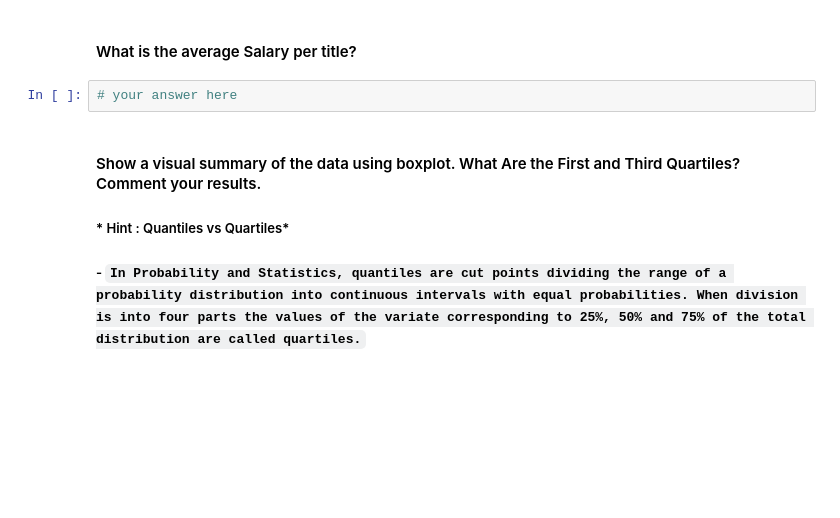
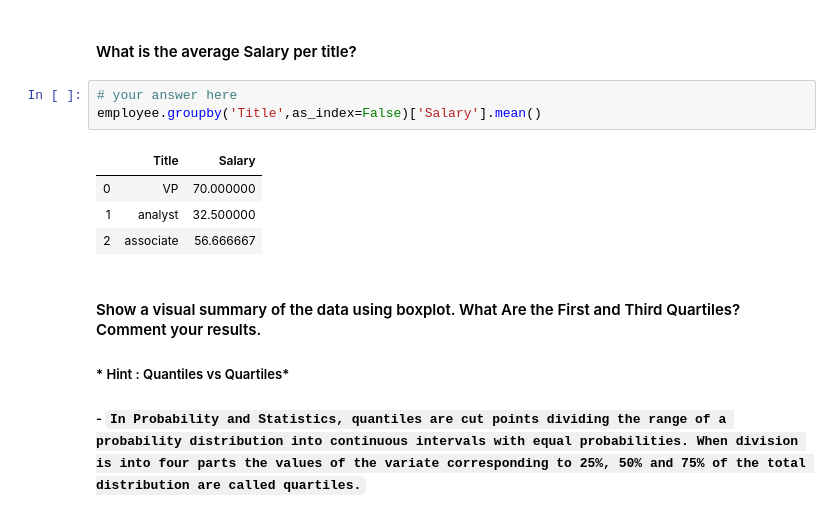
Before and after one commit to ta-datapt-bcn/lab-subsetting-and-descriptive-stats, a Jupyter notebook: your-code/main.ipynb, the cells around one changed output. Cells and saved outputs as stored; diff of their text form; blank space fills up the shorter version.

```diff
--- a/your-code/main.ipynb
+++ b/your-code/main.ipynb
@@ -204,6 +226,12 @@ Hint : There are 3 ways to do it. Do it all ways.
 ####  What is the average Salary per title?
 # %%
 # your answer here
+employee.groupby('Title',as_index=False)['Salary'].mean()
+# %% [output]
+|  | Title | Salary |
+| 0 | VP | 70.000000 |
+| 1 | analyst | 32.500000 |
+| 2 | associate | 56.666667 |
 # %% [markdown]
 #### Show a visual summary of the data using boxplot. What Are the First and Third Quartiles? Comment your results.
 ##### * Hint : Quantiles vs Quartiles*
```
Also changed, not shown: parts of 5 cells of this notebook.
